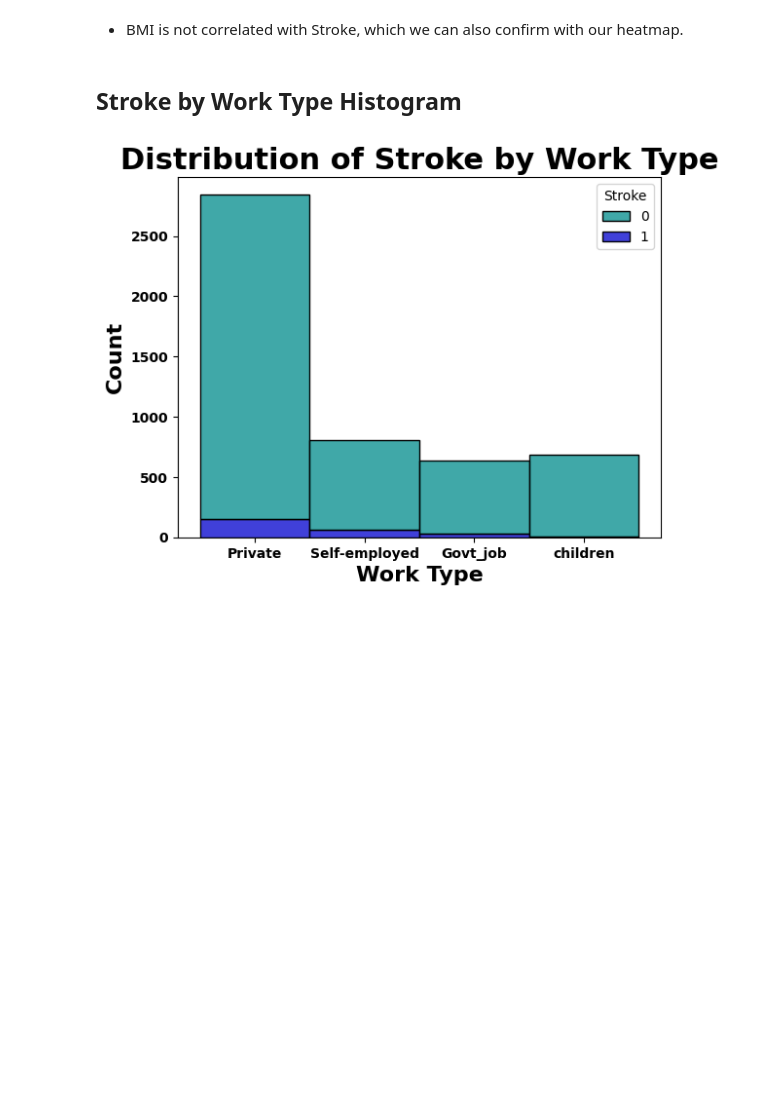
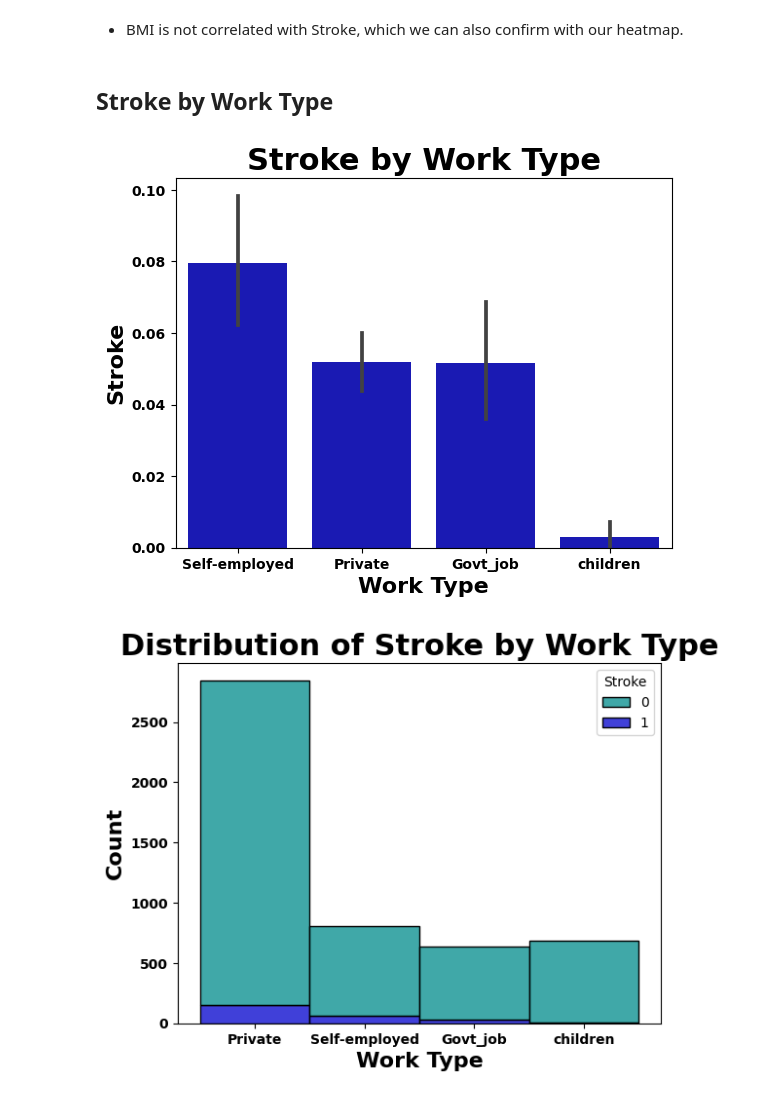
Before and after one commit to Mhoover41/Stroke-Prediction, a Jupyter notebook: Stroke_Prediction_Project_2_Melissa_Hoover.ipynb, the cells around one changed output. Saved outputs shown, nothing was run; the diff lists cells and outputs as text; code cells hidden in the pictures; blank space fills up the shorter version.

```diff
--- a/Stroke_Prediction_Project_2_Melissa_Hoover.ipynb
+++ b/Stroke_Prediction_Project_2_Melissa_Hoover.ipynb
@@ -1139,7 +1195,28 @@ plt.show()
 # %% [markdown]
 - BMI is not correlated with Stroke, which we can also confirm with our heatmap.
 # %% [markdown]
-## Stroke by Work Type Histogram
+## Stroke by Work Type
+# %%
+# Choose a color palette
+color_palette = ['#0000CD']  # Teal, Medium blue
+
+# Specify the order of the work types
+order = ['Self-employed', 'Private', 'Govt_job', 'children']
+
+# Plot a bar graph with Work Type and Stroke in order
+sns.barplot(x='Work Type', y='Stroke', data=df, palette=color_palette, order=order)
+
+# Add title and format axes
+plt.title('Stroke by Work Type', fontsize=22, fontweight='bold')
+plt.xlabel('Work Type', fontweight='bold', fontsize=16)
+plt.ylabel('Stroke', fontweight='bold', fontsize=16)
+plt.xticks(fontweight='bold')
+plt.yticks(fontweight='bold')
+
+# Show the figure
+plt.show()
+# %% [output]
+[figure, added]
 # %%
 color_palette = ['#008B8B', '#0000CD']  # Teal, Medium blue
 
```
Also changed, not shown: parts of 32 cells of this notebook.
